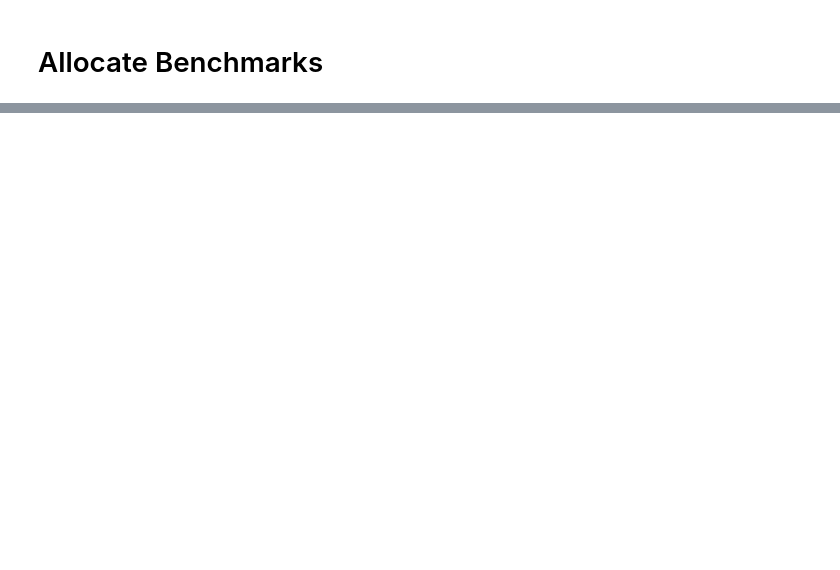
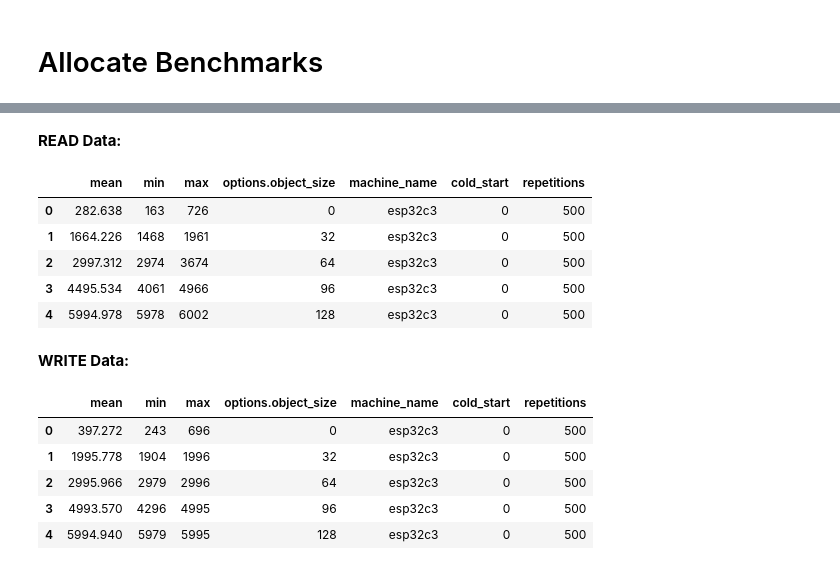
Before and after one commit to markus-gerber/vnv-heap, a Jupyter notebook: zephyr/vnv_heap_benchmark/analysis/allocate.ipynb, the cells around one changed output, grey strips where cells are left out. Cells and saved outputs as stored; diff of their text form; code cells hidden in the pictures; blank space fills up the shorter version.

```diff
--- a/zephyr/vnv_heap_benchmark/analysis/allocate.ipynb
+++ b/zephyr/vnv_heap_benchmark/analysis/allocate.ipynb
@@ -42,0 +76,60 @@ allocate_max = to_mmm_data(allocate_max)
+# %%
+
+import pandas as pd
+import numpy as np
+from IPython.core.display import HTML
+
+# filter and convert data
+storage_read = filter(lambda item: item["bench_name"] == "persistent_storage_read", raw_data)
+storage_write = filter(lambda item: item["bench_name"] == "persistent_storage_write", raw_data)
+
+# convert to mean + min + max data
+def to_mmm_data(data):
+    def convert_item(item):
+        new = dict()
+        new["mean"] = sum(item["data"]) / len(item["data"])
+        new["min"] = min(item["data"])
+        new["max"] = max(item["data"])
+
+        for key in item["bench_options"]:
+            new["options." + key] = item["bench_options"][key]
+
+        for key in item:
+            if key != "bench_options" and key != "data":
+                new[key] = item[key]
+
+        return new
+
+    data = pd.DataFrame(list(map(convert_item, data)), columns=["mean", "min", "max", "options.object_size", "machine_name", "cold_start", "repetitions"])
+
+    # make sure machine name, cold start and repetitions match
+    if len(np.unique(data["cold_start"])) > 1 or len(np.unique(data["repetitions"])) > 1 or len(np.unique(data["machine_name"])) > 1:
+        raise "values should be the same"
+
+    return data
+
+storage_read = to_mmm_data(storage_read)
+storage_write = to_mmm_data(storage_write)
+
+storage_read = storage_read.loc[storage_read["options.object_size"] <= allocate_max["options.object_size"].max()]
+storage_write = storage_write.loc[storage_write["options.object_size"] <= allocate_max["options.object_size"].max()]
+
+display(HTML("<b>READ Data:</b>"))
+display(storage_read.head())
+display(HTML("<b>WRITE Data:</b>"))
+display(storage_write.head())
+# %% [output]
+READ Data:
+|  | mean | min | max | options.object_size | machine_name | cold_start | repetitions |
+| 0 | 282.638 | 163 | 726 | 0 | esp32c3 | 0 | 500 |
+| 1 | 1664.226 | 1468 | 1961 | 32 | esp32c3 | 0 | 500 |
+| 2 | 2997.312 | 2974 | 3674 | 64 | esp32c3 | 0 | 500 |
+| 3 | 4495.534 | 4061 | 4966 | 96 | esp32c3 | 0 | 500 |
+| 4 | 5994.978 | 5978 | 6002 | 128 | esp32c3 | 0 | 500 |
+WRITE Data:
+|  | mean | min | max | options.object_size | machine_name | cold_start | repetitions |
+| 0 | 397.272 | 243 | 696 | 0 | esp32c3 | 0 | 500 |
+| 1 | 1995.778 | 1904 | 1996 | 32 | esp32c3 | 0 | 500 |
+| 2 | 2995.966 | 2979 | 2996 | 64 | esp32c3 | 0 | 500 |
+| 3 | 4993.570 | 4296 | 4995 | 96 | esp32c3 | 0 | 500 |
+| 4 | 5994.940 | 5979 | 5995 | 128 | esp32c3 | 0 | 500 |
```
Also changed, not shown: parts of 4 cells of this notebook, 27 other files.
